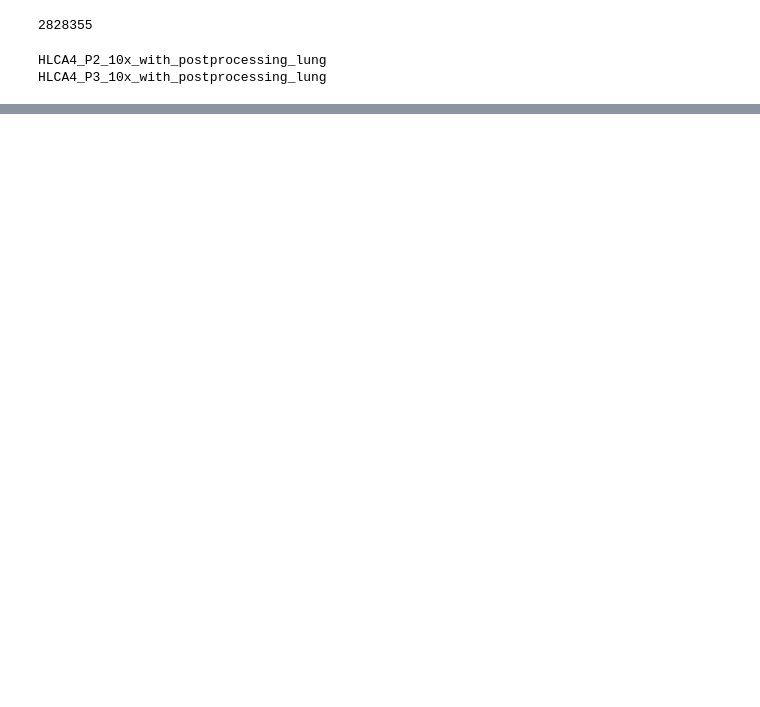
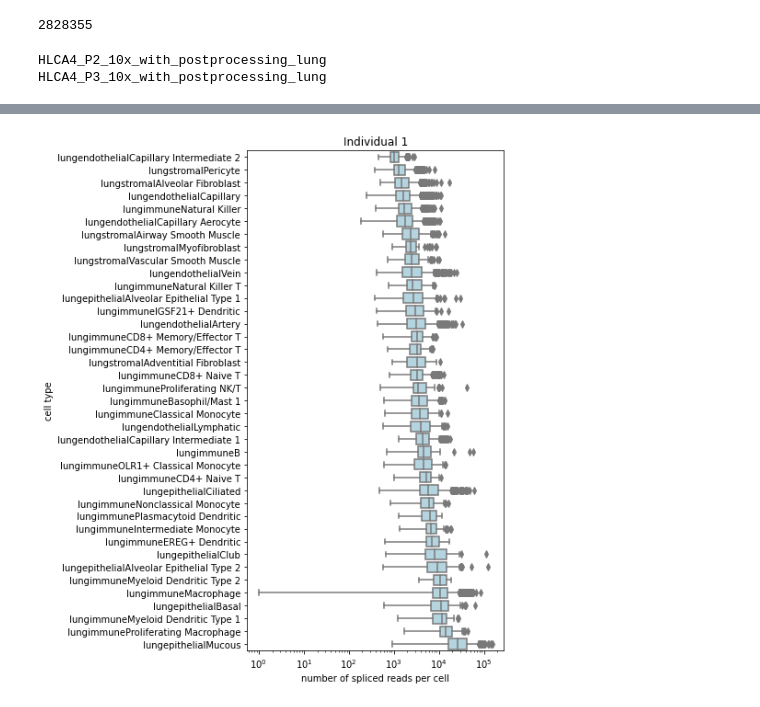
Before and after one commit to juliaolivieri/SpliZ_pipeline, a Jupyter notebook: notebooks/supplemental_figures.ipynb, the cells around one changed output, grey strips where cells are left out. Saved outputs shown, nothing was run; the diff lists cells and outputs as text; code cells hidden in the pictures; blank space fills up the shorter version.

```diff
--- a/notebooks/supplemental_figures.ipynb
+++ b/notebooks/supplemental_figures.ipynb
@@ -155,0 +196,18 @@ HLCA_smartseq_P3_with_postprocessing_shared
+# %%
+df["number of genes with detected splicing\nper cell"] = df["cell"].map(df.groupby("cell")["geneR1A_uniq"].nunique())
+# %%
+df = df.drop_duplicates("cell")
+# %%
+df["med_numreads"] = df["cell type"].map(df.groupby("cell type")["number of spliced reads per cell"].median())
+# %%
+df = df.sort_values("med_numreads")
+# %%
+f, ax = plt.subplots(figsize=(5, 10))
+sns.boxplot(data=df, x="number of spliced reads per cell",y="cell type",color="lightblue")
+plt.title(ind_dict[ind])
+plt.xscale("log")
+plt.savefig("{}{}_numreads_percell.png".format(outpath,ind),bbox_inches="tight")
+
+plt.show()
+# %% [output]
+[figure, added]
```
Also changed, not shown: parts of 17 cells of this notebook, 6 other files.
